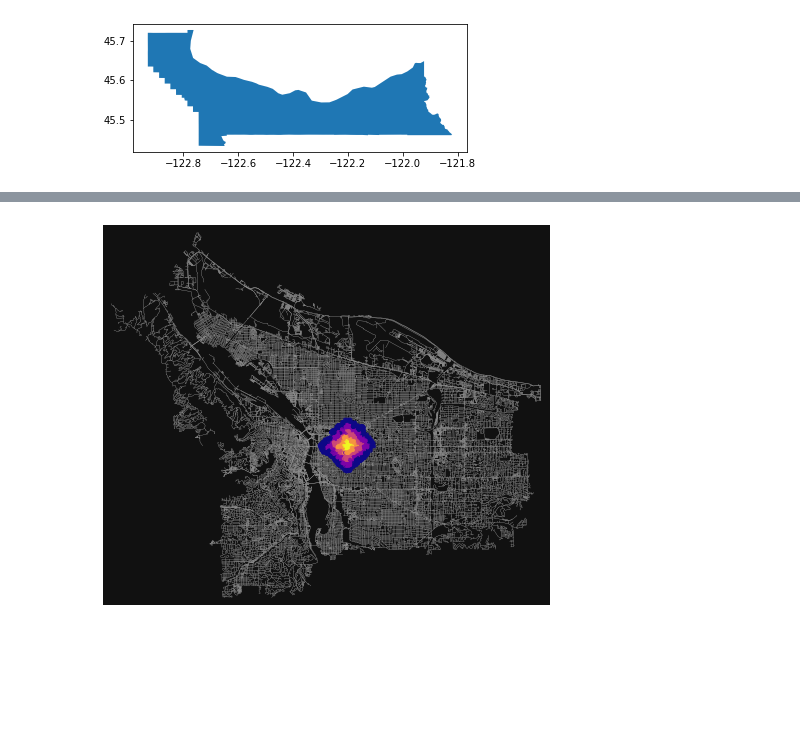
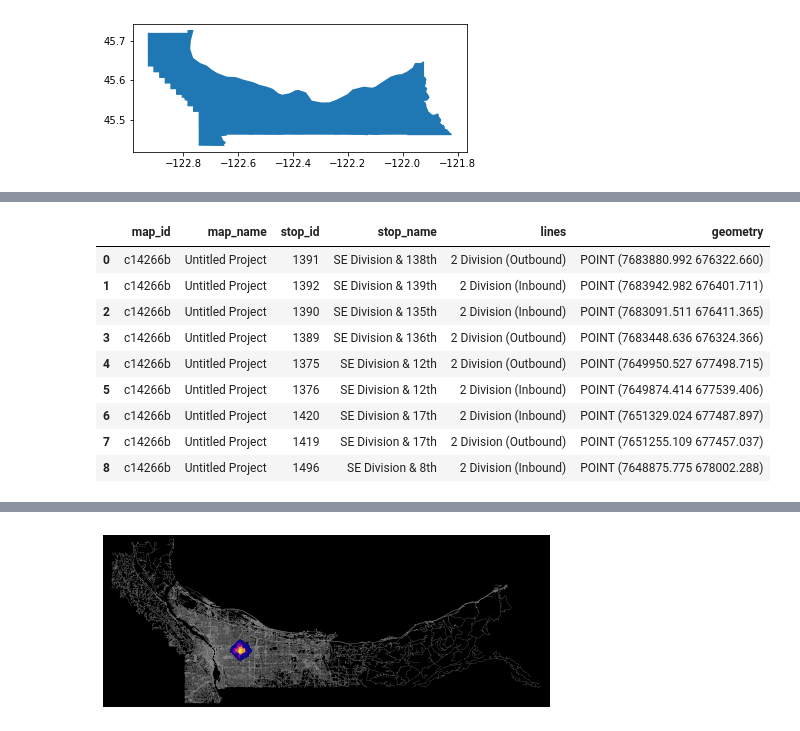
Before and after one commit to calvinbrown32/JWA_2021, a Jupyter notebook: jwa_2021_osm_network.ipynb, the cells around one changed output, grey strips where cells are left out. Cells and saved outputs as stored; diff of their text form; code cells hidden in the pictures; blank space fills up the shorter version.

```diff
--- a/jwa_2021_osm_network.ipynb
+++ b/jwa_2021_osm_network.ipynb
@@ -143,0 +131,13 @@ G = ox.project_graph(G)
+# %%
+route_2_stops
+# %% [output]
+|  | map_id | map_name | stop_id | stop_name | lines | geometry |
+| 0 | c14266b | Untitled Project | 1391 | SE Division & 138th | 2 Division (Outbound) | POINT (7683880.992 676322.660) |
+| 1 | c14266b | Untitled Project | 1392 | SE Division & 139th | 2 Division (Inbound) | POINT (7683942.982 676401.711) |
+| 2 | c14266b | Untitled Project | 1390 | SE Division & 135th | 2 Division (Inbound) | POINT (7683091.511 676411.365) |
+| 3 | c14266b | Untitled Project | 1389 | SE Division & 136th | 2 Division (Outbound) | POINT (7683448.636 676324.366) |
+| 4 | c14266b | Untitled Project | 1375 | SE Division & 12th | 2 Division (Outbound) | POINT (7649950.527 677498.715) |
+| 5 | c14266b | Untitled Project | 1376 | SE Division & 12th | 2 Division (Inbound) | POINT (7649874.414 677539.406) |
+| 6 | c14266b | Untitled Project | 1420 | SE Division & 17th | 2 Division (Inbound) | POINT (7651329.024 677487.897) |
+| 7 | c14266b | Untitled Project | 1419 | SE Division & 17th | 2 Division (Outbound) | POINT (7651255.109 677457.037) |
+| 8 | c14266b | Untitled Project | 1496 | SE Division & 8th | 2 Division (Inbound) | POINT (7648875.775 678002.288) |
@@ -159,17 +163,11 @@ iso_colors = ox.plot.get_colors(n=len(trip_times), cmap='plasma', start=0, retur
 # color the nodes according to isochrone then plot the street network
 node_colors = {}
 for trip_time, color in zip(sorted(trip_times, reverse=True), iso_colors):
-    subgraph = nx.ego_graph(G, center_node, radius=trip_time, distance="time")
+    subgraph = nx.ego_graph(G, center_node, radius=trip_time, distance='time')
     for node in subgraph.nodes():
         node_colors[node] = color
-nc = [node_colors[node] if node in node_colors else "none" for node in G.nodes()]
+nc = [node_colors[node] if node in node_colors else 'none' for node in G.nodes()]
 ns = [15 if node in node_colors else 0 for node in G.nodes()]
-fig, ax = ox.plot_graph(
-    G,
-    node_color=nc,
-    node_size=ns,
-    node_alpha=0.8,
-    edge_linewidth=0.2,
-    edge_color="#999999",
-)
+fig, ax = ox.plot_graph(G, node_color=nc, node_size=ns, node_alpha=0.8, node_zorder=2,
+                        bgcolor='k', edge_linewidth=0.2, edge_color='#999999')
 # %% [output]
@@ -179 +177 @@ fig, ax = ox.plot_graph(
-[figure, old version]
+[figure, new version]
```
Also changed, not shown: parts of 52 cells of this notebook, 27 other files.
